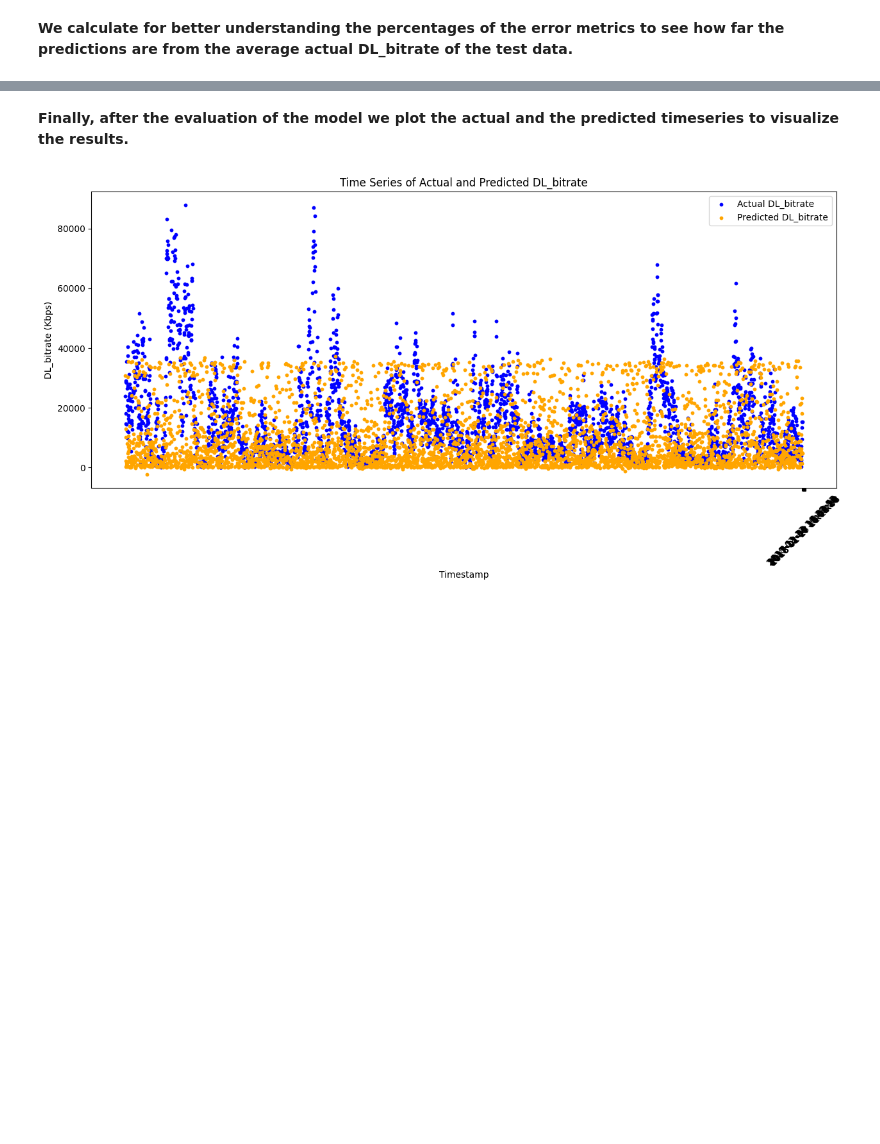
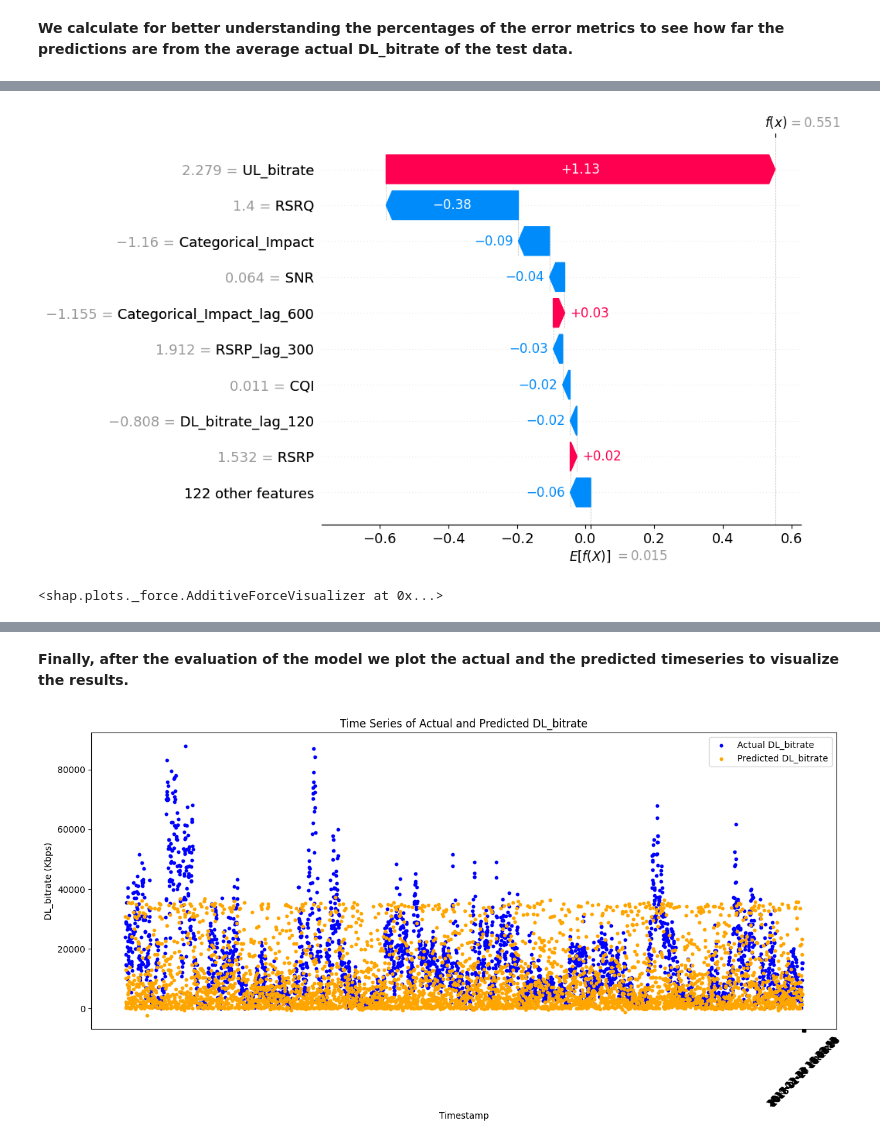
Before and after one commit to miltiadiss/CEID_NE577-5G-Architectures-Technologies-Applications-and-Key-Performance-Indexes, a Jupyter notebook: Code/XGBoost_Regressor_with_XAI.ipynb, the cells around one changed output, grey strips where cells are left out. Drawn from its saved outputs; the diff is of its cells as text; code cells hidden in the pictures; blank space fills up the shorter version.

```diff
--- a/Code/XGBoost_Regressor_with_XAI.ipynb
+++ b/Code/XGBoost_Regressor_with_XAI.ipynb
@@ -441,0 +434,26 @@ Percentage of RMSE: 20.55%
+# %%
+import shap
+from IPython.display import display
+import pandas as pd
+
+# Βεβαιώσου ότι το X_test_df έχει τα σωστά ονόματα
+X_test_df = pd.DataFrame(X_test, columns=X.columns)
+
+# Ενεργοποίηση υποστήριξης JavaScript για force plot
+shap.initjs()
+
+# Δημιουργία Explainer και υπολογισμός SHAP values
+explainer = shap.Explainer(bst, X_test_df)
+shap_values = explainer(X_test_df)
+
+# Waterfall plot
+shap.plots.waterfall(shap_values[0])
+
+#  Force plot
+display(shap.force_plot(
+    explainer.expected_value,
+    shap_values[0].values,
+    X_test_df.iloc[0],
+    feature_names=X_test_df.columns
+))
+# %% [output]
@@ -441,0 +461,2 @@ Percentage of RMSE: 20.55%
+[figure, added]
+<shap.plots._force.AdditiveForceVisualizer at 0x...>
```
Also changed, not shown: parts of 7 cells of this notebook.
